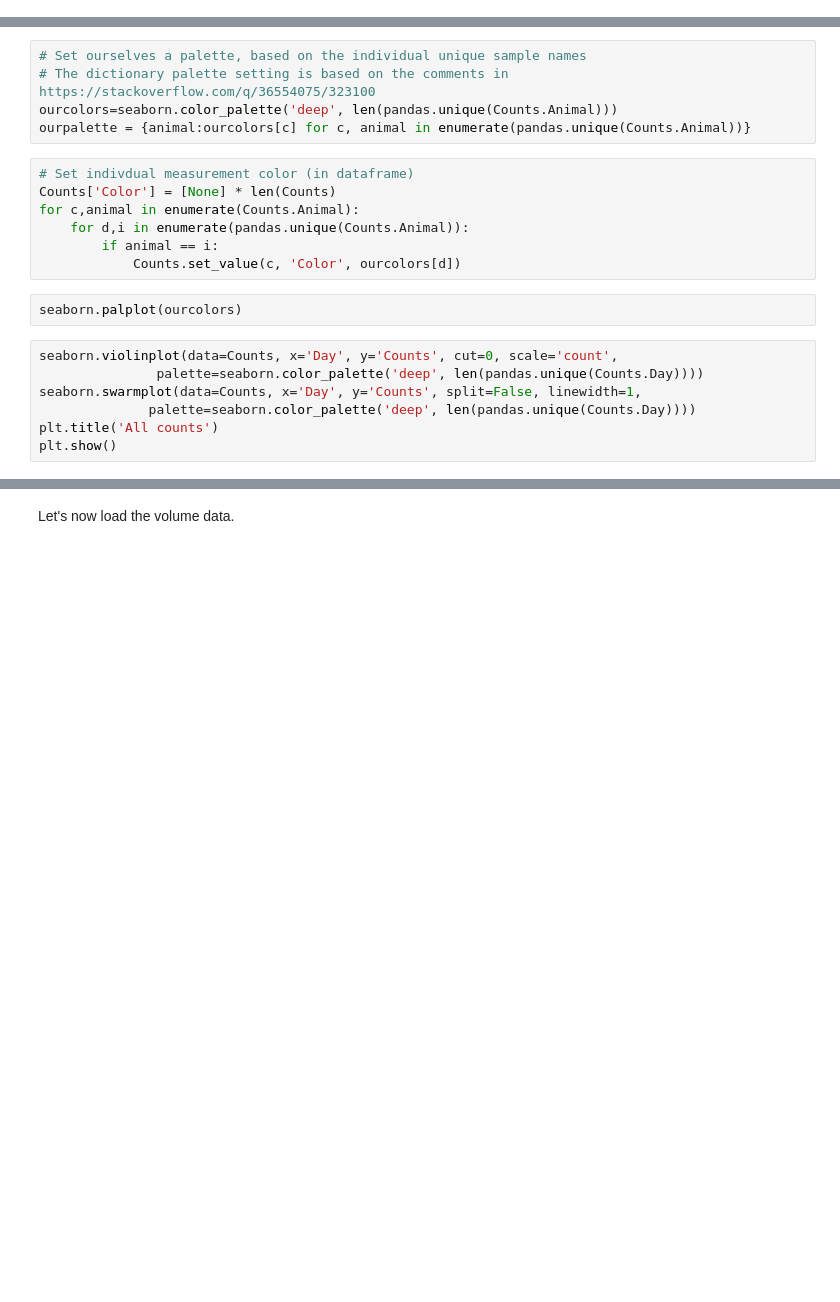
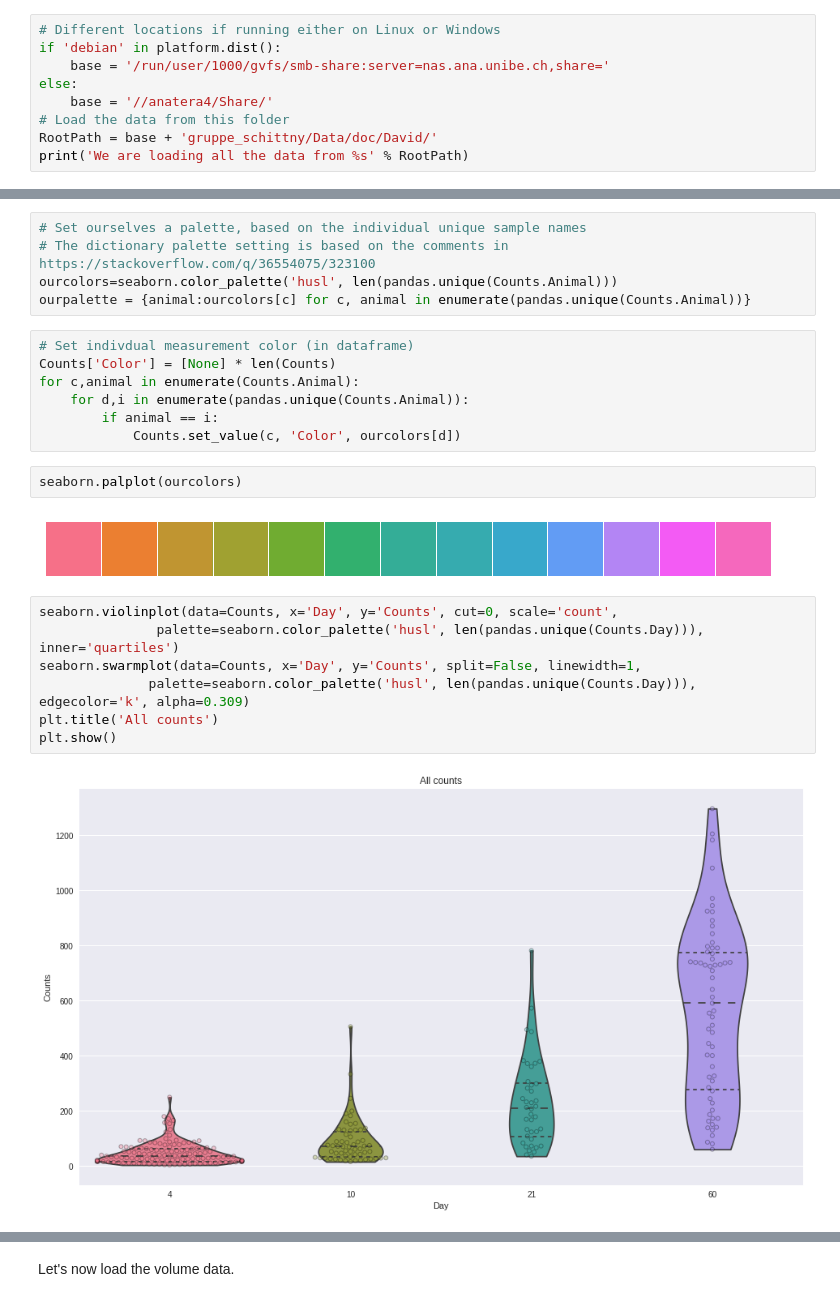
Before and after one commit to habi/acinar-analysis, a Jupyter notebook: Acinar size plot.ipynb, the cells around one changed output, grey strips where cells are left out. Cells and saved outputs as stored; diff of their text form; blank space fills up the shorter version.

Commit message:
Should now also work on Window plus changing colors

```diff
--- a/Acinar size plot.ipynb
+++ b/Acinar size plot.ipynb
@@ -41,0 +40,9 @@ RootPath = '/run/user/1000/gvfs/smb-share:server=nas.ana.unibe.ch,share=gruppe_s
+# %%
+# Different locations if running either on Linux or Windows
+if 'debian' in platform.dist():
+    base = '/run/user/1000/gvfs/smb-share:server=nas.ana.unibe.ch,share='
+else:
+    base = '//anatera4/Share/'
+# Load the data from this folder
+RootPath = base + 'gruppe_schittny/Data/doc/David/'
+print('We are loading all the data from %s' % RootPath)
@@ -88,7 +134,7 @@ Counts.groupby(by=['Day', 'Animal'])['Counts'].describe()
 # %%
 # Set ourselves a palette, based on the individual unique sample names
 # The dictionary palette setting is based on the comments in https://stackoverflow.com/q/36554075/323100
-ourcolors=seaborn.color_palette('deep', len(pandas.unique(Counts.Animal)))
+ourcolors=seaborn.color_palette('husl', len(pandas.unique(Counts.Animal)))
 ourpalette = {animal:ourcolors[c] for c, animal in enumerate(pandas.unique(Counts.Animal))}
 # %%
 # Set indivdual measurement color (in dataframe)
@@ -99,13 +145,17 @@ for c,animal in enumerate(Counts.Animal):
             Counts.set_value(c, 'Color', ourcolors[d])
 # %%
 seaborn.palplot(ourcolors)
+# %% [output]
+[figure, added]
 # %%
 seaborn.violinplot(data=Counts, x='Day', y='Counts', cut=0, scale='count',
-               palette=seaborn.color_palette('deep', len(pandas.unique(Counts.Day))))
+               palette=seaborn.color_palette('husl', len(pandas.unique(Counts.Day))), inner='quartiles')
 seaborn.swarmplot(data=Counts, x='Day', y='Counts', split=False, linewidth=1,
-              palette=seaborn.color_palette('deep', len(pandas.unique(Counts.Day))))
+              palette=seaborn.color_palette('husl', len(pandas.unique(Counts.Day))), edgecolor='k', alpha=0.309)
 plt.title('All counts')
 plt.show()
+# %% [output]
+[figure, added]
 # %%
 for c,d in enumerate(pandas.unique(Counts.Day)):
     plt.subplot(1,len(pandas.unique(Counts.Day)),c+1)
```
Also changed, not shown: parts of 21 cells of this notebook.
